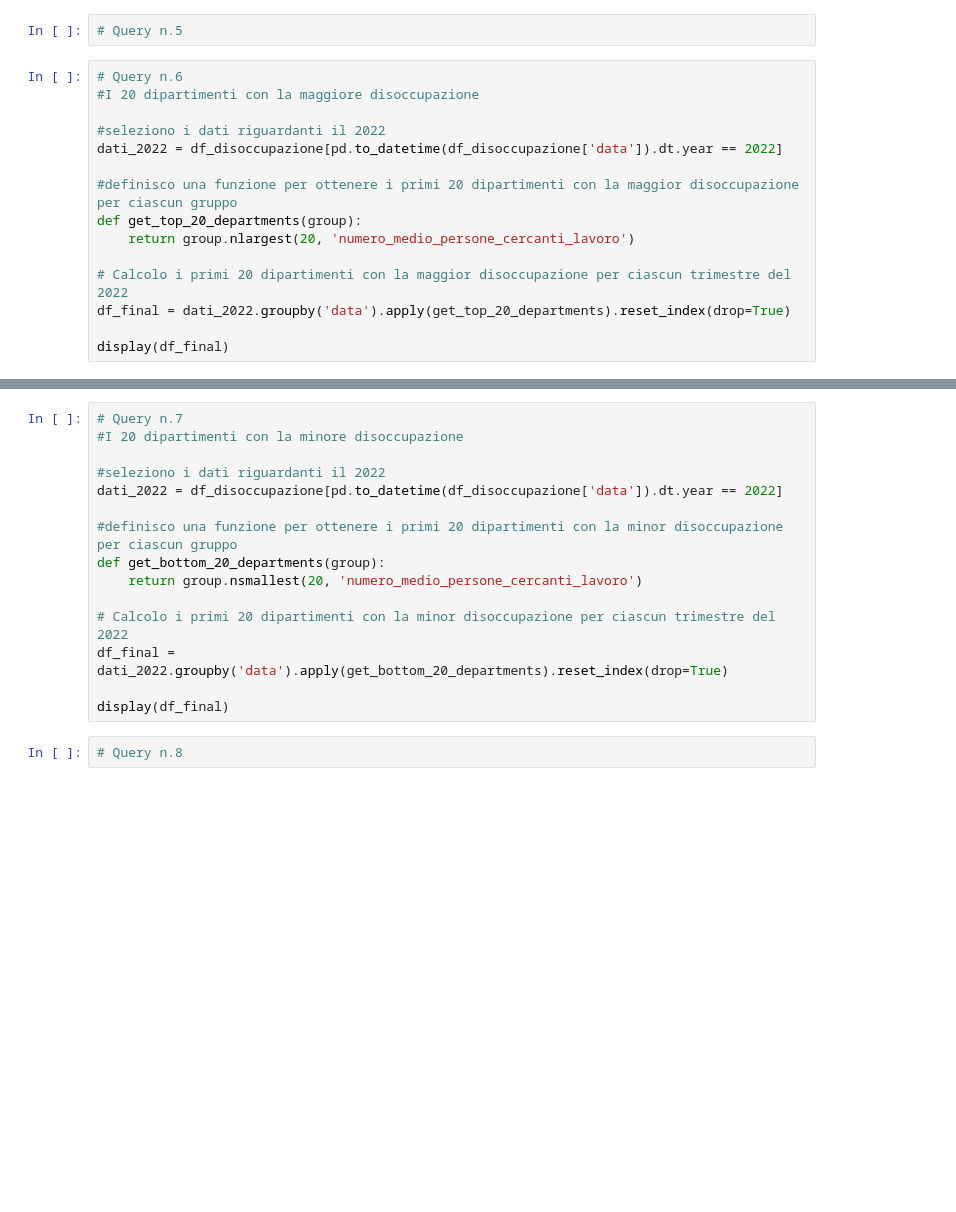
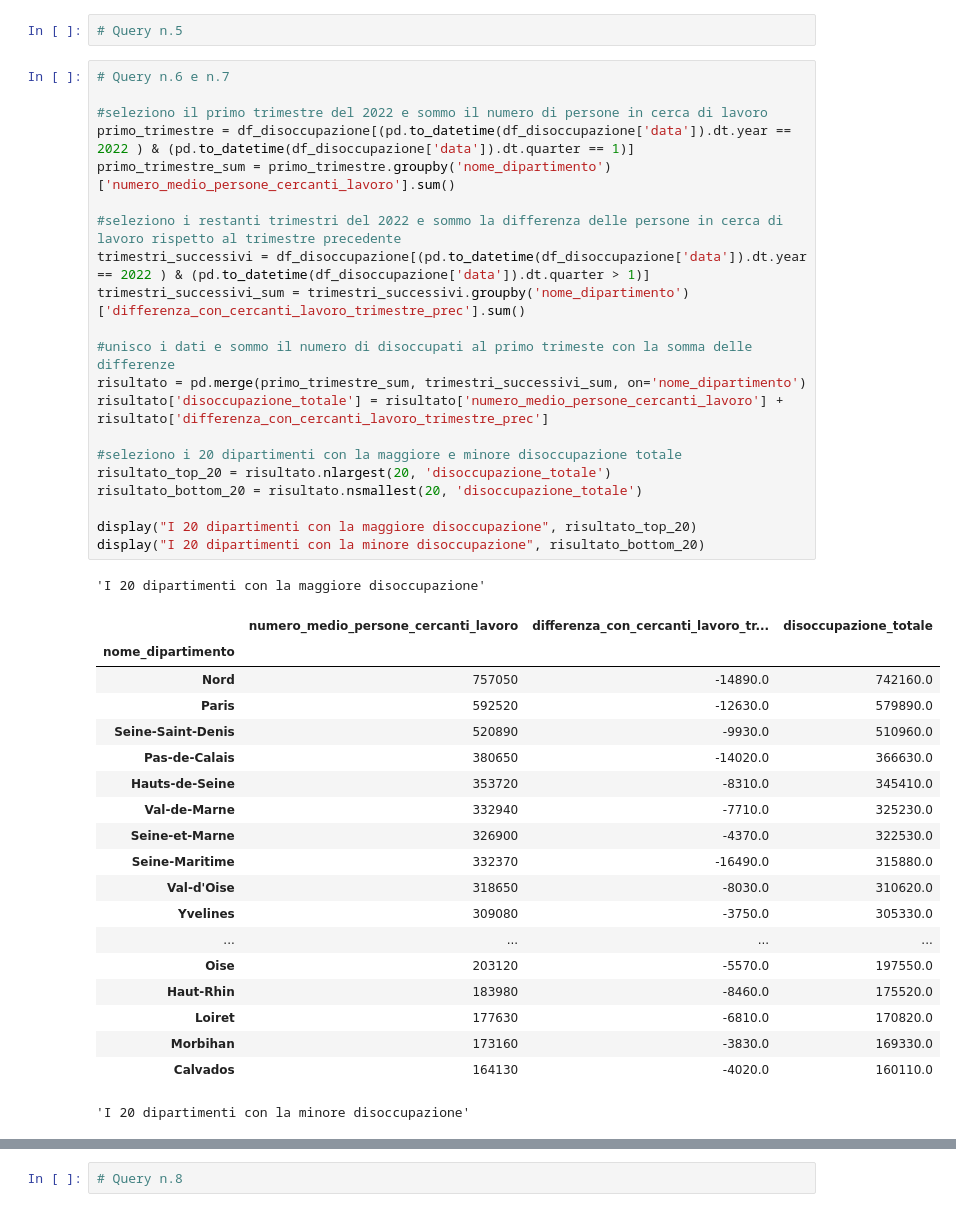
Before and after one commit to NabboGamer/progetto-big-data, a Jupyter notebook: Notebook.ipynb, the cells around one changed output, grey strips where cells are left out. Cells and saved outputs as stored; diff of their text form; blank space fills up the shorter version.

Commit message:
* refactoring query 6 e 7

```diff
--- a/Notebook.ipynb
+++ b/Notebook.ipynb
@@ -245,17 +243,44 @@ display(lista_dipartimenti_2_turno)
 # %%
 # Query n.5
 # %%
-# Query n.6
-#I 20 dipartimenti con la maggiore disoccupazione
+# Query n.6 e n.7
 
-#seleziono i dati riguardanti il 2022
-dati_2022 = df_disoccupazione[pd.to_datetime(df_disoccupazione['data']).dt.year == 2022]
+#seleziono il primo trimestre del 2022 e sommo il numero di persone in cerca di lavoro
+primo_trimestre = df_disoccupazione[(pd.to_datetime(df_disoccupazione['data']).dt.year == 2022 ) & (pd.to_datetime(df_disoccupazione['data']).dt.quarter == 1)]
+primo_trimestre_sum = primo_trimestre.groupby('nome_dipartimento')['numero_medio_persone_cercanti_lavoro'].sum()
 
-#definisco una funzione per ottenere i primi 20 dipartimenti con la maggior disoccupazione per ciascun gruppo
-def get_top_20_departments(group):
-    return group.nlargest(20, 'numero_medio_persone_cercanti_lavoro')
+#seleziono i restanti trimestri del 2022 e sommo la differenza delle persone in cerca di lavoro rispetto al trimestre precedente
+trimestri_successivi = df_disoccupazione[(pd.to_datetime(df_disoccupazione['data']).dt.year == 2022 ) & (pd.to_datetime(df_disoccupazione['data']).dt.quarter > 1)]
+trimestri_successivi_sum = trimestri_successivi.groupby('nome_dipartimento')['differenza_con_cercanti_lavoro_trimestre_prec'].sum()
 
-# Calcolo i primi 20 dipartimenti con la maggior disoccupazione per ciascun trimestre del 2022
-df_final = dati_2022.groupby('data').apply(get_top_20_departments).reset_index(drop=True)
+#unisco i dati e sommo il numero di disoccupati al primo trimeste con la somma delle differenze
+risultato = pd.merge(primo_trimestre_sum, trimestri_successivi_sum, on='nome_dipartimento')
+risultato['disoccupazione_totale'] = risultato['numero_medio_persone_cercanti_lavoro'] + risultato['differenza_con_cercanti_lavoro_trimestre_prec']
 
-display(df_final)
+#seleziono i 20 dipartimenti con la maggiore e minore disoccupazione totale
+risultato_top_20 = risultato.nlargest(20, 'disoccupazione_totale')
+risultato_bottom_20 = risultato.nsmallest(20, 'disoccupazione_totale')
+
+display("I 20 dipartimenti con la maggiore disoccupazione", risultato_top_20)
+display("I 20 dipartimenti con la minore disoccupazione", risultato_bottom_20)
+# %% [output]
+'I 20 dipartimenti con la maggiore disoccupazione'
+|  | numero_medio_persone_cercanti_lavoro | differenza_con_cercanti_lavoro_tr... | disoccupazione_totale |
+| nome_dipartimento |  |  |  |
+| Nord | 757050 | -14890.0 | 742160.0 |
+| Paris | 592520 | -12630.0 | 579890.0 |
+| Seine-Saint-Denis | 520890 | -9930.0 | 510960.0 |
+| Pas-de-Calais | 380650 | -14020.0 | 366630.0 |
+| Hauts-de-Seine | 353720 | -8310.0 | 345410.0 |
+| Val-de-Marne | 332940 | -7710.0 | 325230.0 |
+| Seine-et-Marne | 326900 | -4370.0 | 322530.0 |
+| Seine-Maritime | 332370 | -16490.0 | 315880.0 |
+| Val-d'Oise | 318650 | -8030.0 | 310620.0 |
+| Yvelines | 309080 | -3750.0 | 305330.0 |
+| ... | ... | ... | ... |
+| Oise | 203120 | -5570.0 | 197550.0 |
+| Haut-Rhin | 183980 | -8460.0 | 175520.0 |
+| Loiret | 177630 | -6810.0 | 170820.0 |
+| Morbihan | 173160 | -3830.0 | 169330.0 |
+| Calvados | 164130 | -4020.0 | 160110.0 |
+'I 20 dipartimenti con la minore disoccupazione'
@@ -262,18 +305,3 @@ display(df_final)
-# %%
-# Query n.7
-#I 20 dipartimenti con la minore disoccupazione
-
-#seleziono i dati riguardanti il 2022
-dati_2022 = df_disoccupazione[pd.to_datetime(df_disoccupazione['data']).dt.year == 2022]
-
-#definisco una funzione per ottenere i primi 20 dipartimenti con la minor disoccupazione per ciascun gruppo
-def get_bottom_20_departments(group):
-    return group.nsmallest(20, 'numero_medio_persone_cercanti_lavoro')
-
-# Calcolo i primi 20 dipartimenti con la minor disoccupazione per ciascun trimestre del 2022
-df_final = dati_2022.groupby('data').apply(get_bottom_20_departments).reset_index(drop=True)
-
-display(df_final)
 # %%
 # Query n.8
 # %%
```
Also changed, not shown: parts of 3 cells of this notebook.
